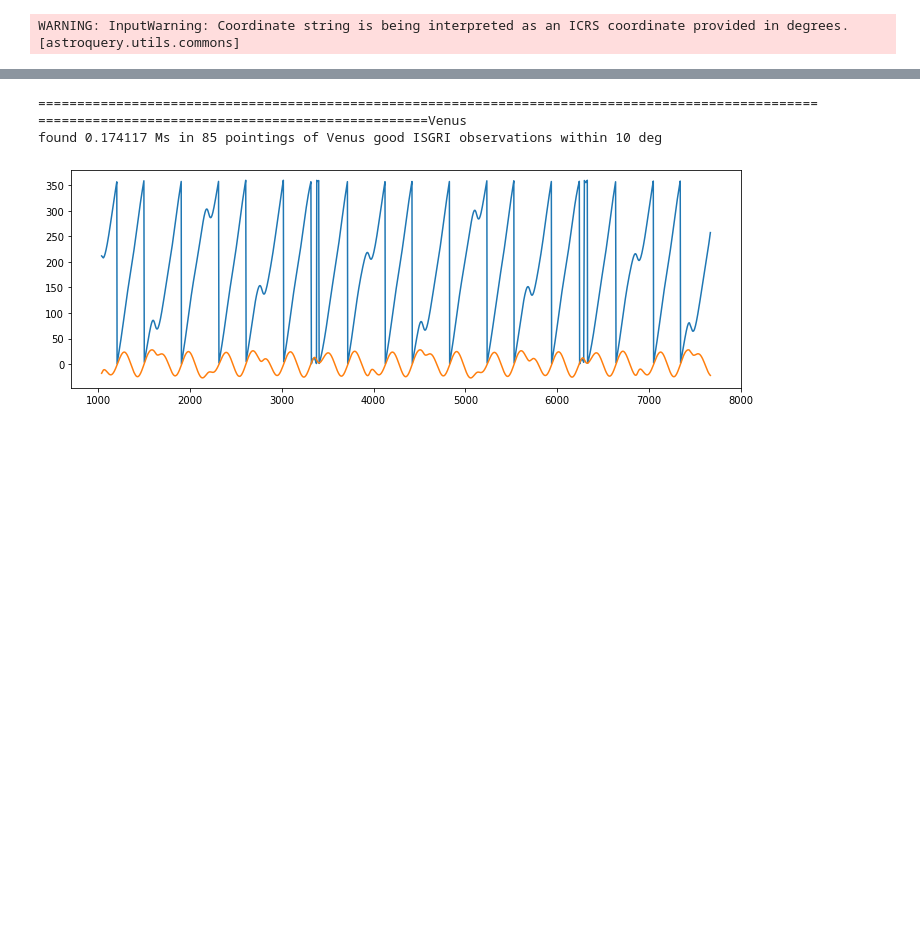
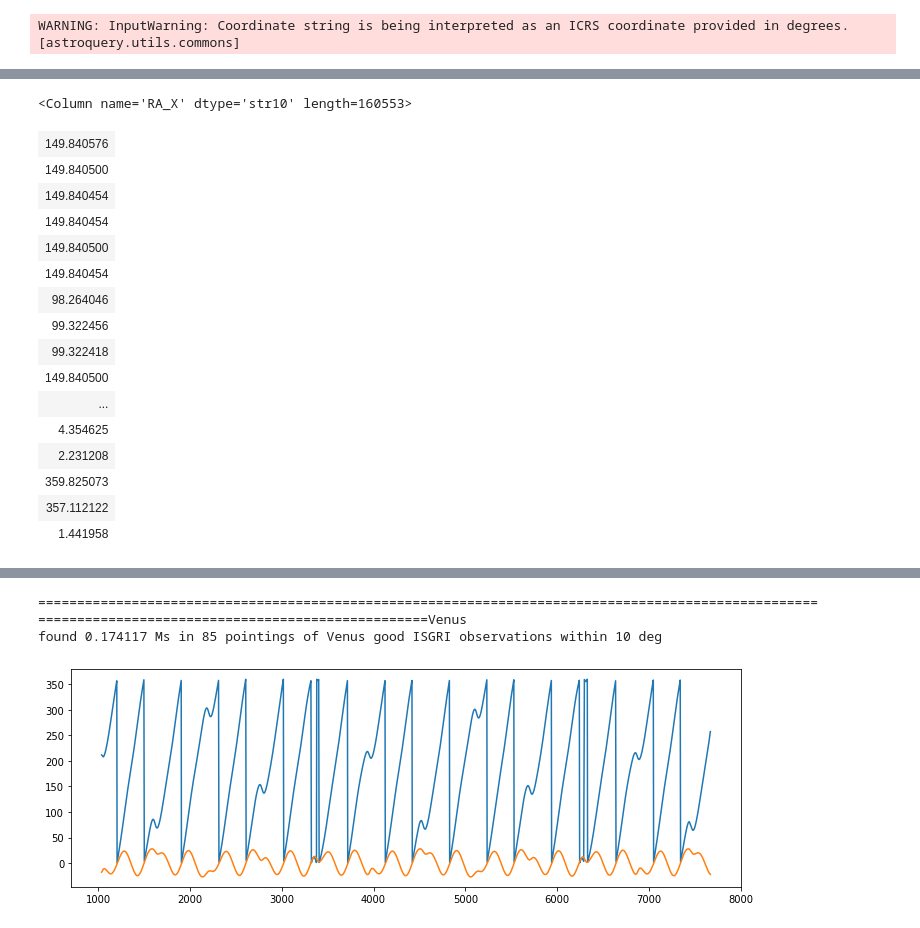
Before and after one commit to volodymyrss/planets, a Jupyter notebook: planets.ipynb, the cells around one changed output, grey strips where cells are left out. Cells and saved outputs as stored; diff of their text form; code cells hidden in the pictures; blank space fills up the shorter version.

```diff
--- a/planets.ipynb
+++ b/planets.ipynb
@@ -64,0 +42,21 @@ Table length=160553
+# %%
+R.to_pandas().to_csv("archive.csv", encoding='UTF_8')
+R_r = pd.read_csv("archive.csv")
+# %% [output]
+<Column name='RA_X' dtype='str10' length=160553>
+| 149.840576 |
+| 149.840500 |
+| 149.840454 |
+| 149.840454 |
+| 149.840500 |
+| 149.840454 |
+| 98.264046 |
+| 99.322456 |
+| 99.322418 |
+| 149.840500 |
+| ... |
+| 4.354625 |
+| 2.231208 |
+| 359.825073 |
+| 357.112122 |
+| 1.441958 |
```
Also changed, not shown: parts of 17 cells of this notebook, 1 other file.
